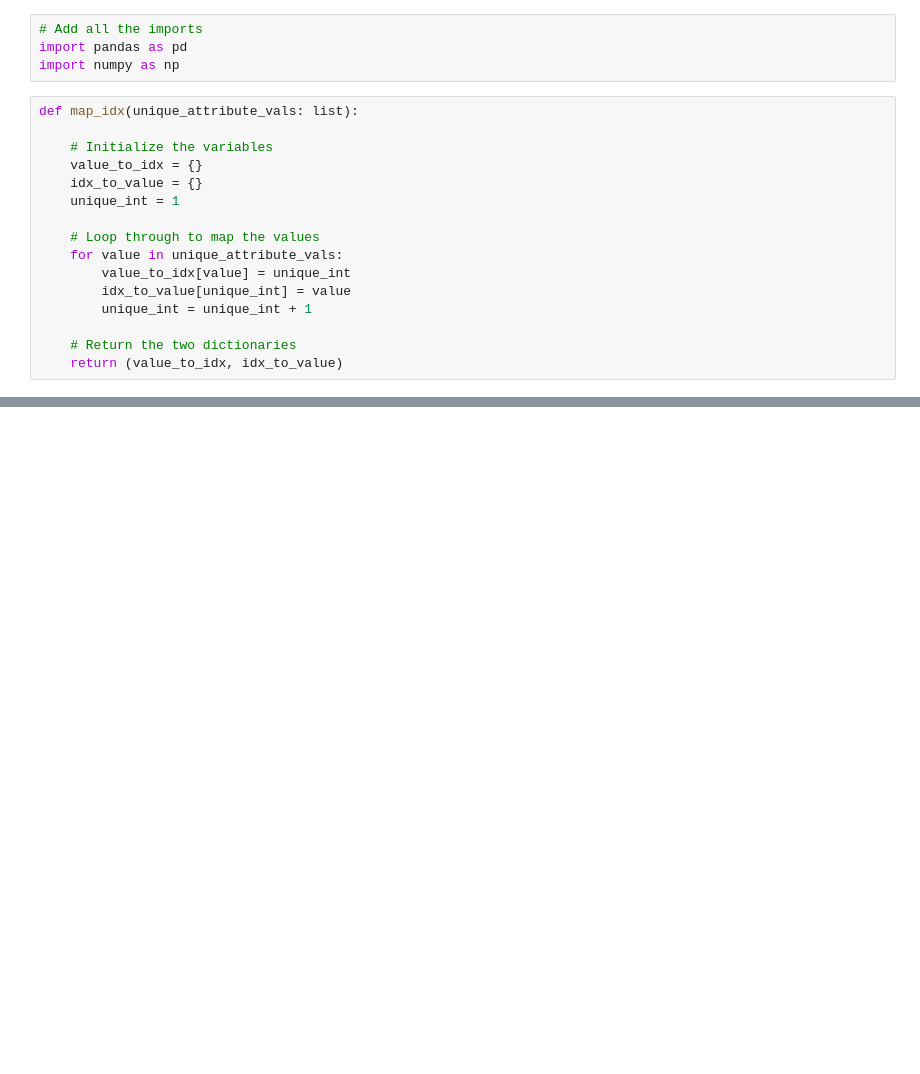
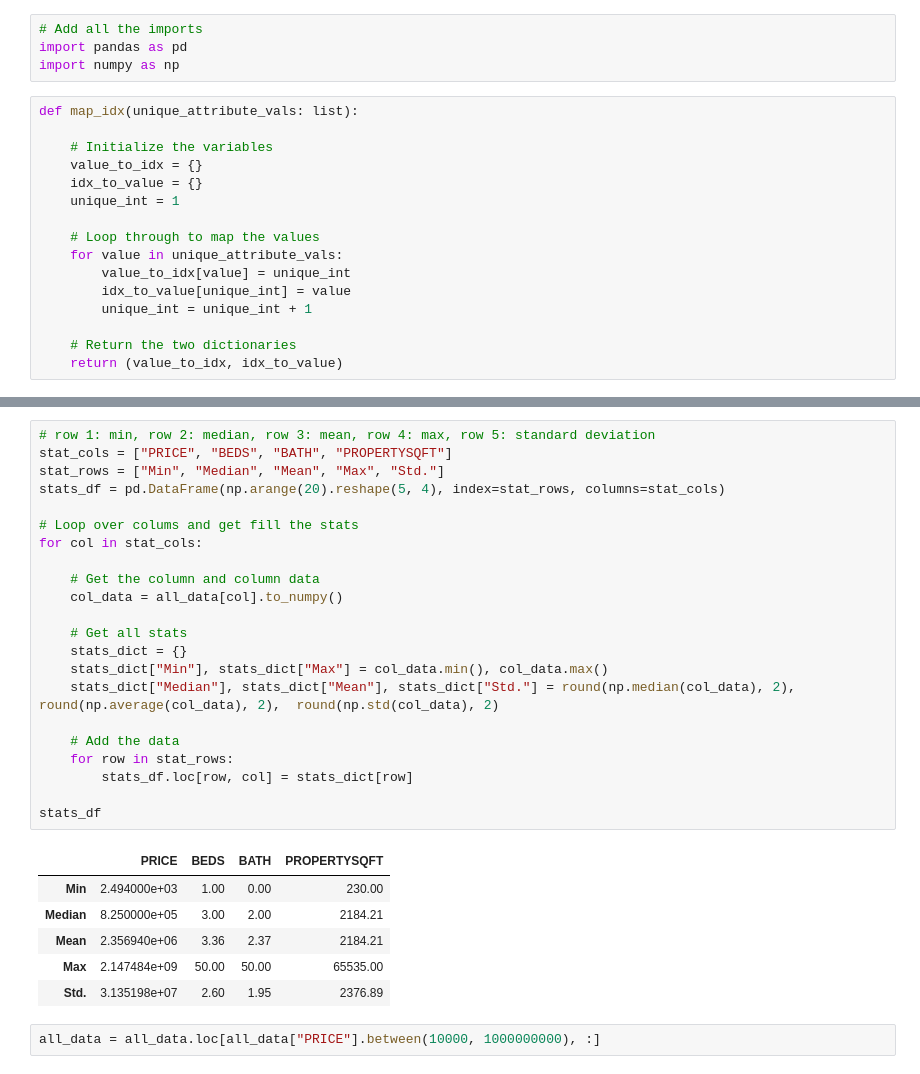
Before and after one commit to vik01/house_price_modeling, a Jupyter notebook: data_modelling.ipynb, the cells around one changed output, grey strips where cells are left out. Saved outputs shown, nothing was run; the diff lists cells and outputs as text; blank space fills up the shorter version.

```diff
--- a/data_modelling.ipynb
+++ b/data_modelling.ipynb
@@ -34,0 +26,31 @@ all_data.head()
+# %%
+# row 1: min, row 2: median, row 3: mean, row 4: max, row 5: standard deviation
+stat_cols = ["PRICE", "BEDS", "BATH", "PROPERTYSQFT"]
+stat_rows = ["Min", "Median", "Mean", "Max", "Std."]
+stats_df = pd.DataFrame(np.arange(20).reshape(5, 4), index=stat_rows, columns=stat_cols)
+
+# Loop over colums and get fill the stats
+for col in stat_cols:
+
+    # Get the column and column data
+    col_data = all_data[col].to_numpy()
+
+    # Get all stats
+    stats_dict = {}
+    stats_dict["Min"], stats_dict["Max"] = col_data.min(), col_data.max()
+    stats_dict["Median"], stats_dict["Mean"], stats_dict["Std."] = round(np.median(col_data), 2), round(np.average(col_data), 2),  round(np.std(col_data), 2)
+
+    # Add the data
+    for row in stat_rows:
+        stats_df.loc[row, col] = stats_dict[row]
+
+stats_df
+# %% [output]
+|  | PRICE | BEDS | BATH | PROPERTYSQFT |
+| Min | 2.494000e+03 | 1.00 | 0.00 | 230.00 |
+| Median | 8.250000e+05 | 3.00 | 2.00 | 2184.21 |
+| Mean | 2.356940e+06 | 3.36 | 2.37 | 2184.21 |
+| Max | 2.147484e+09 | 50.00 | 50.00 | 65535.00 |
+| Std. | 3.135198e+07 | 2.60 | 1.95 | 2376.89 |
+# %%
+all_data = all_data.loc[all_data["PRICE"].between(10000, 1000000000), :]
```
Also changed, not shown: parts of 12 cells of this notebook, 9 other files.
